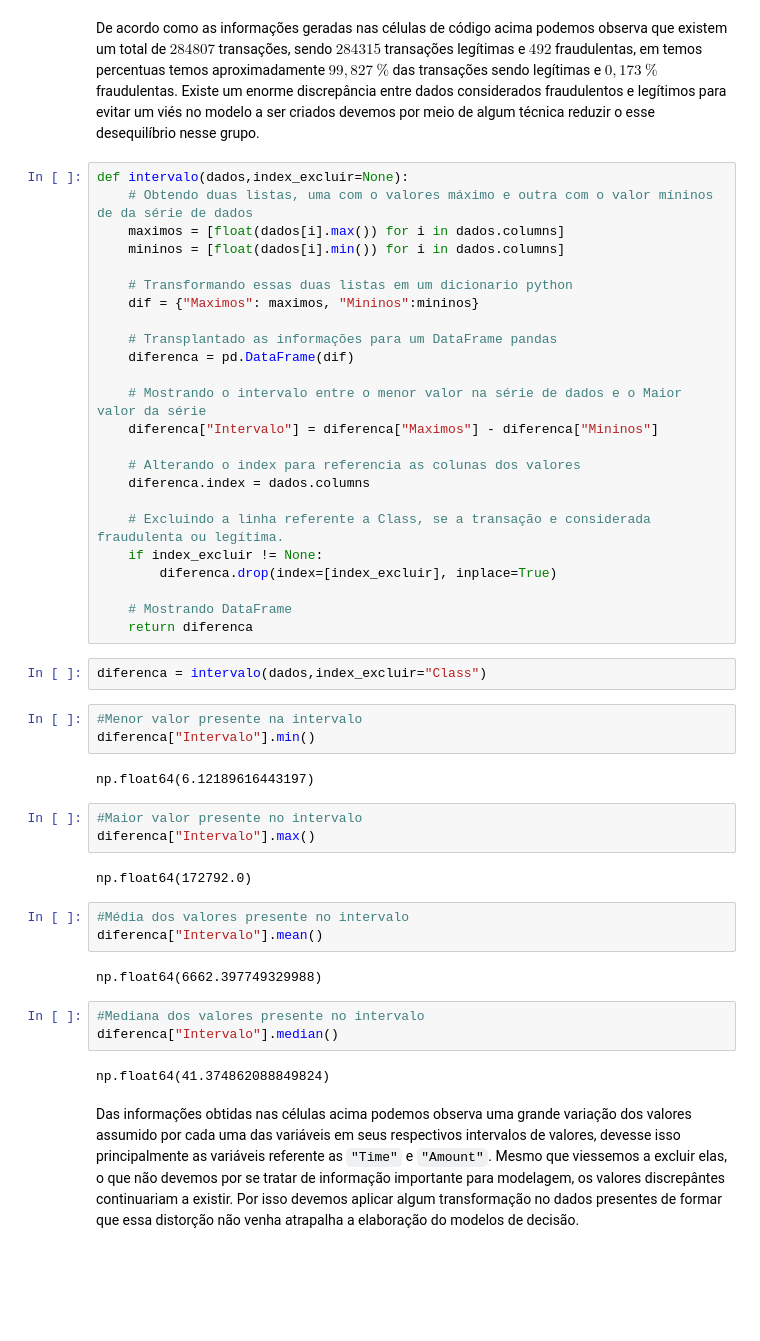
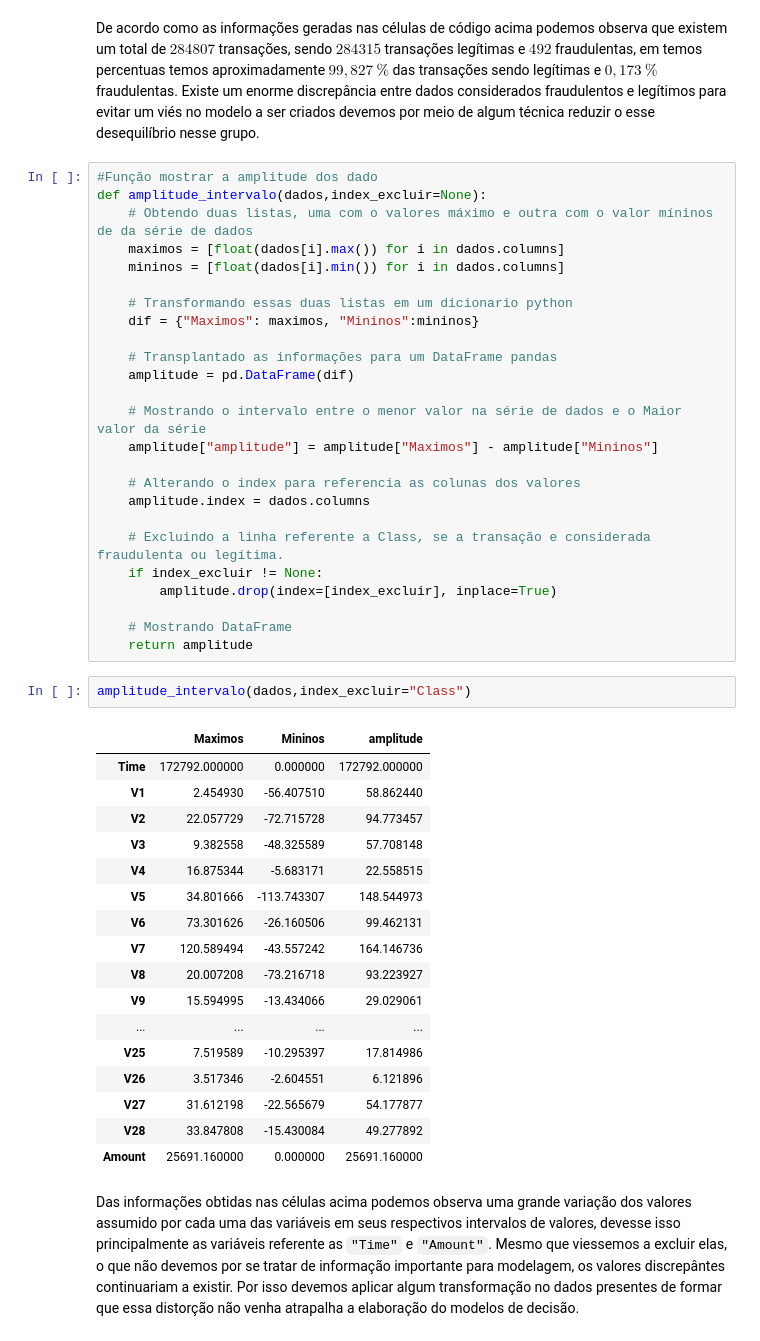
Before and after one commit to Mickael03/Data_Science_Projects, a Jupyter notebook: Credit_Card_Fraud_Detection.ipynb, the cells around one changed output. Cells and saved outputs as stored; diff of their text form; blank space fills up the shorter version.

```diff
--- a/Credit_Card_Fraud_Detection.ipynb
+++ b/Credit_Card_Fraud_Detection.ipynb
@@ -90,7 +90,8 @@ Name: proportion, dtype: float64
 # %% [markdown]
 De acordo como as informações geradas nas células de código acima podemos observa que existem um total de $284807$ transações, sendo $284315$ transações legítimas e $492$ fraudulentas, em temos percentuas temos aproximadamente $99,827\ \%$ das transações sendo legítimas e $0,173\ \%$ fraudulentas. Existe um enorme discrepância entre dados considerados fraudulentos e legítimos para evitar um viés no modelo a ser criados devemos por meio de algum técnica reduzir o esse desequilíbrio nesse grupo.
 # %%
-def intervalo(dados,index_excluir=None):
+#Função mostrar a amplitude dos dado
+def amplitude_intervalo(dados,index_excluir=None):
     # Obtendo duas listas, uma com o valores máximo e outra com o valor míninos de da série de dados
     maximos = [float(dados[i].max()) for i in dados.columns]
     mininos = [float(dados[i].min()) for i in dados.columns]
@@ -99,42 +100,40 @@ def intervalo(dados,index_excluir=None):
     dif = {"Maximos": maximos, "Mininos":mininos}
 
     # Transplantado as informações para um DataFrame pandas
-    diferenca = pd.DataFrame(dif)
+    amplitude = pd.DataFrame(dif)
 
     # Mostrando o intervalo entre o menor valor na série de dados e o Maior valor da série
-    diferenca["Intervalo"] = diferenca["Maximos"] - diferenca["Mininos"]
+    amplitude["amplitude"] = amplitude["Maximos"] - amplitude["Mininos"]
 
     # Alterando o index para referencia as colunas dos valores
-    diferenca.index = dados.columns
+    amplitude.index = dados.columns
 
     # Excluindo a linha referente a Class, se a transação e considerada fraudulenta ou legítima.
     if index_excluir != None:
-        diferenca.drop(index=[index_excluir], inplace=True)
+        amplitude.drop(index=[index_excluir], inplace=True)
 
     # Mostrando DataFrame
-    return diferenca
+    return amplitude
 # %%
-diferenca = intervalo(dados,index_excluir="Class")
+amplitude_intervalo(dados,index_excluir="Class")
+# %% [output]
+|  | Maximos | Mininos | amplitude |
+| Time | 172792.000000 | 0.000000 | 172792.000000 |
+| V1 | 2.454930 | -56.407510 | 58.862440 |
+| V2 | 22.057729 | -72.715728 | 94.773457 |
+| V3 | 9.382558 | -48.325589 | 57.708148 |
+| V4 | 16.875344 | -5.683171 | 22.558515 |
+| V5 | 34.801666 | -113.743307 | 148.544973 |
+| V6 | 73.301626 | -26.160506 | 99.462131 |
+| V7 | 120.589494 | -43.557242 | 164.146736 |
+| V8 | 20.007208 | -73.216718 | 93.223927 |
+| V9 | 15.594995 | -13.434066 | 29.029061 |
+| ... | ... | ... | ... |
+| V25 | 7.519589 | -10.295397 | 17.814986 |
+| V26 | 3.517346 | -2.604551 | 6.121896 |
+| V27 | 31.612198 | -22.565679 | 54.177877 |
+| V28 | 33.847808 | -15.430084 | 49.277892 |
+| Amount | 25691.160000 | 0.000000 | 25691.160000 |
-# %%
-#Menor valor presente na intervalo
-diferenca["Intervalo"].min()
-# %% [output]
-np.float64(6.12189616443197)
-# %%
-#Maior valor presente no intervalo
-diferenca["Intervalo"].max()
-# %% [output]
-np.float64(172792.0)
-# %%
-#Média dos valores presente no intervalo
-diferenca["Intervalo"].mean()
-# %% [output]
-np.float64(6662.397749329988)
-# %%
-#Mediana dos valores presente no intervalo
-diferenca["Intervalo"].median()
-# %% [output]
-np.float64(41.374862088849824)
 # %% [markdown]
 Das informações obtidas nas células acima podemos observa uma grande variação dos valores assumido por cada uma das variáveis em seus respectivos intervalos de valores, devesse isso principalmente as variáveis referente as `"Time"` e `"Amount"`. Mesmo que viessemos a excluir elas, o que não devemos por se tratar de informação importante para modelagem, os valores discrepântes continuariam a existir. Por isso devemos aplicar algum transformação no dados presentes de formar que essa distorção não venha atrapalha a elaboração do modelos de decisão.
 # %% [markdown]
```
Also changed, not shown: parts of 26 cells of this notebook.
